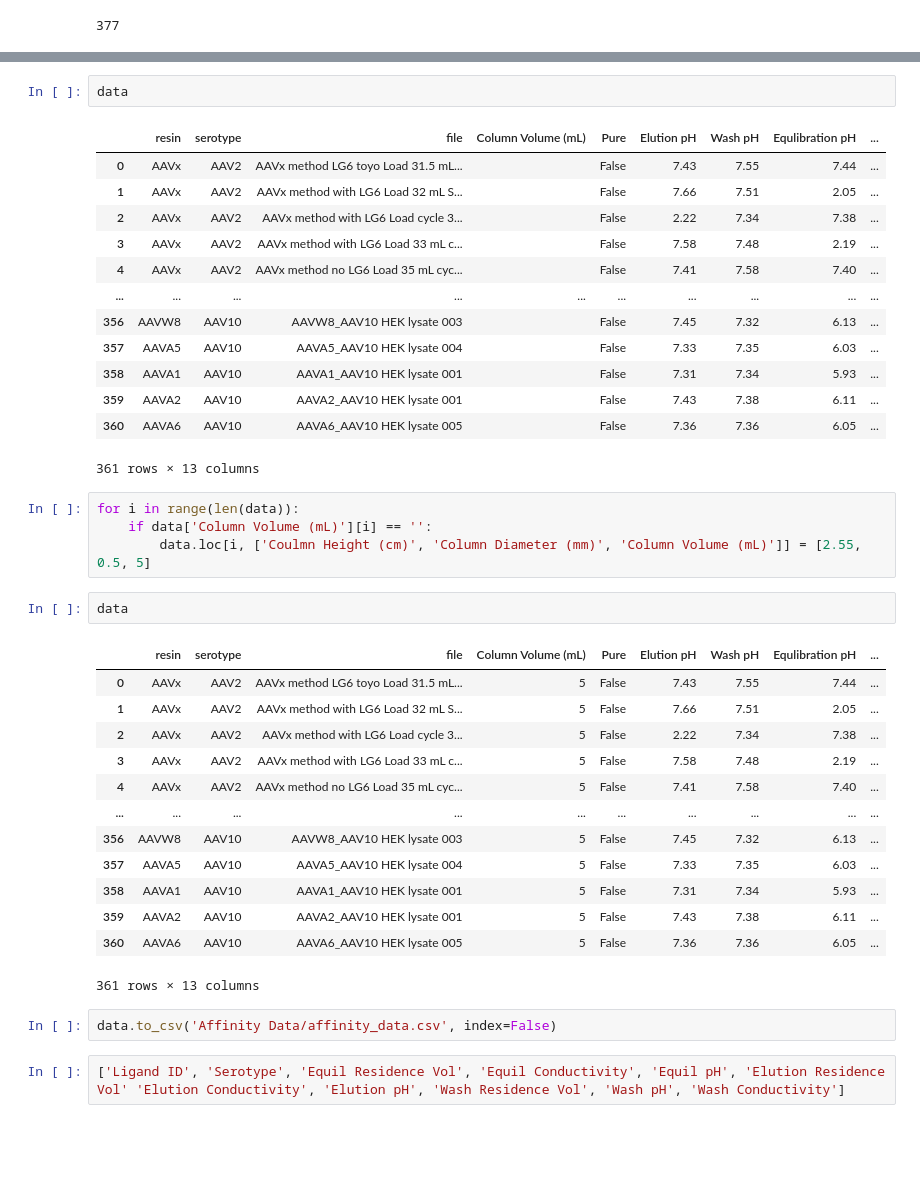
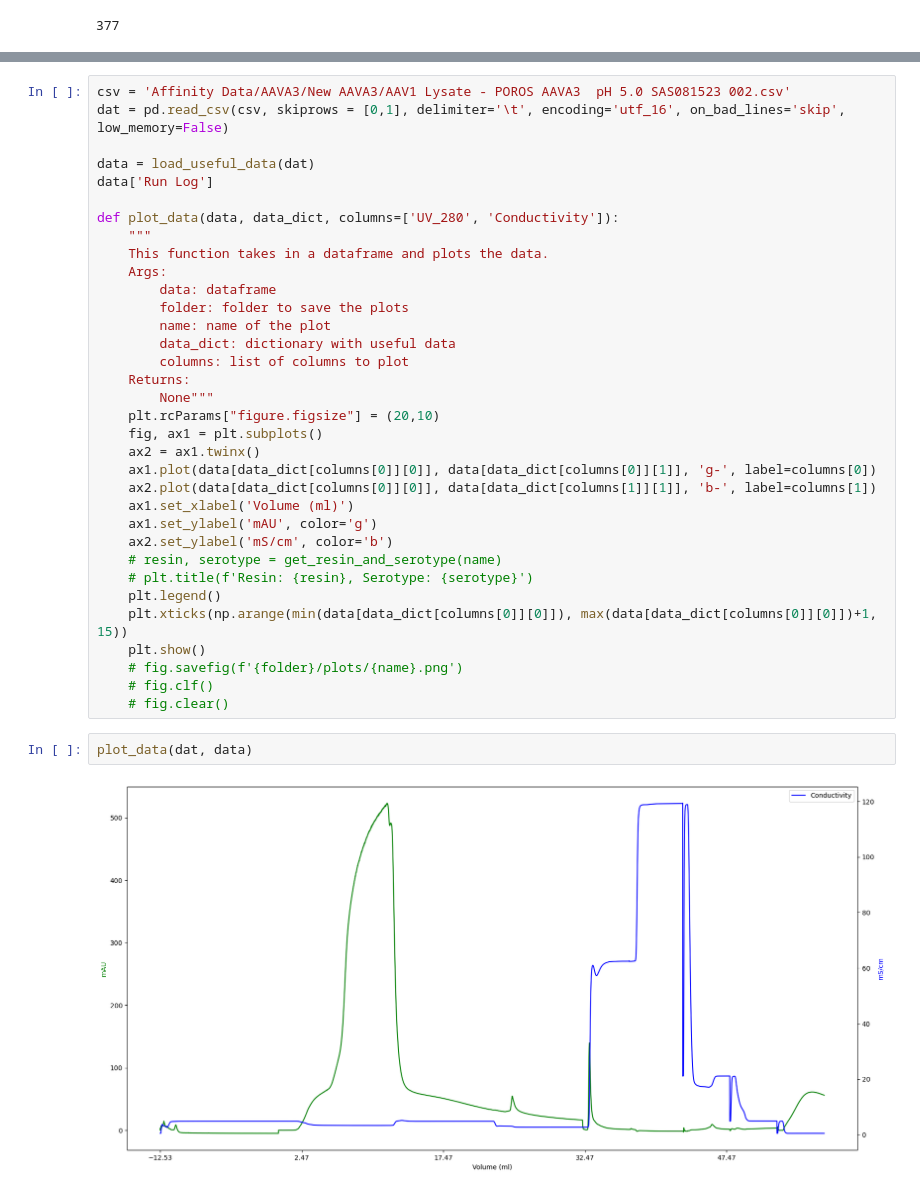
Before and after one commit to idanwekhai/VVIRAL, a Jupyter notebook: extract_peaks.ipynb, the cells around one changed output, grey strips where cells are left out. Drawn from its saved outputs; the diff is of its cells as text; blank space fills up the shorter version.

Commit message:
Added functionality to extract peak metrics

```diff
--- a/extract_peaks.ipynb
+++ b/extract_peaks.ipynb
@@ -357,40 +198,38 @@ for i in range(len(data)):
-# %%
-data
-# %% [output]
-|  | resin | serotype | file | Column Volume (mL) | Pure | Elution pH | Wash pH | Equlibration pH | ... |
-| 0 | AAVx | AAV2 | AAVx method LG6 toyo Load 31.5 mL... |  | False | 7.43 | 7.55 | 7.44 | ... |
-| 1 | AAVx | AAV2 | AAVx method with LG6 Load 32 mL S... |  | False | 7.66 | 7.51 | 2.05 | ... |
-| 2 | AAVx | AAV2 | AAVx method with LG6 Load cycle 3... |  | False | 2.22 | 7.34 | 7.38 | ... |
-| 3 | AAVx | AAV2 | AAVx method with LG6 Load 33 mL c... |  | False | 7.58 | 7.48 | 2.19 | ... |
-| 4 | AAVx | AAV2 | AAVx method no LG6 Load 35 mL cyc... |  | False | 7.41 | 7.58 | 7.40 | ... |
-| ... | ... | ... | ... | ... | ... | ... | ... | ... | ... |
-| 356 | AAVW8 | AAV10 | AAVW8_AAV10 HEK lysate 003 |  | False | 7.45 | 7.32 | 6.13 | ... |
-| 357 | AAVA5 | AAV10 | AAVA5_AAV10 HEK lysate 004 |  | False | 7.33 | 7.35 | 6.03 | ... |
-| 358 | AAVA1 | AAV10 | AAVA1_AAV10 HEK lysate 001 |  | False | 7.31 | 7.34 | 5.93 | ... |
-| 359 | AAVA2 | AAV10 | AAVA2_AAV10 HEK lysate 001 |  | False | 7.43 | 7.38 | 6.11 | ... |
-| 360 | AAVA6 | AAV10 | AAVA6_AAV10 HEK lysate 005 |  | False | 7.36 | 7.36 | 6.05 | ... |
-361 rows × 13 columns
-# %%
-for i in range(len(data)):
-    if data['Column Volume (mL)'][i] == '':
-        data.loc[i, ['Coulmn Height (cm)', 'Column Diameter (mm)', 'Column Volume (mL)']] = [2.55, 0.5, 5]
-# %%
-data
-# %% [output]
-|  | resin | serotype | file | Column Volume (mL) | Pure | Elution pH | Wash pH | Equlibration pH | ... |
-| 0 | AAVx | AAV2 | AAVx method LG6 toyo Load 31.5 mL... | 5 | False | 7.43 | 7.55 | 7.44 | ... |
-| 1 | AAVx | AAV2 | AAVx method with LG6 Load 32 mL S... | 5 | False | 7.66 | 7.51 | 2.05 | ... |
-| 2 | AAVx | AAV2 | AAVx method with LG6 Load cycle 3... | 5 | False | 2.22 | 7.34 | 7.38 | ... |
-| 3 | AAVx | AAV2 | AAVx method with LG6 Load 33 mL c... | 5 | False | 7.58 | 7.48 | 2.19 | ... |
-| 4 | AAVx | AAV2 | AAVx method no LG6 Load 35 mL cyc... | 5 | False | 7.41 | 7.58 | 7.40 | ... |
-| ... | ... | ... | ... | ... | ... | ... | ... | ... | ... |
-| 356 | AAVW8 | AAV10 | AAVW8_AAV10 HEK lysate 003 | 5 | False | 7.45 | 7.32 | 6.13 | ... |
-| 357 | AAVA5 | AAV10 | AAVA5_AAV10 HEK lysate 004 | 5 | False | 7.33 | 7.35 | 6.03 | ... |
-| 358 | AAVA1 | AAV10 | AAVA1_AAV10 HEK lysate 001 | 5 | False | 7.31 | 7.34 | 5.93 | ... |
-| 359 | AAVA2 | AAV10 | AAVA2_AAV10 HEK lysate 001 | 5 | False | 7.43 | 7.38 | 6.11 | ... |
-| 360 | AAVA6 | AAV10 | AAVA6_AAV10 HEK lysate 005 | 5 | False | 7.36 | 7.36 | 6.05 | ... |
-361 rows × 13 columns
-# %%
-data.to_csv('Affinity Data/affinity_data.csv', index=False)
-# %%
-['Ligand ID', 'Serotype', 'Equil Residence Vol', 'Equil Conductivity', 'Equil pH', 'Elution Residence Vol' 'Elution Conductivity', 'Elution pH', 'Wash Residence Vol', 'Wash pH', 'Wash Conductivity']
+# %%
+csv = 'Affinity Data/AAVA3/New AAVA3/AAV1 Lysate - POROS AAVA3  pH 5.0 SAS081523 002.csv'
+dat = pd.read_csv(csv, skiprows = [0,1], delimiter='\t', encoding='utf_16', on_bad_lines='skip', low_memory=False)
+
+data = load_useful_data(dat)
+data['Run Log']
+
+def plot_data(data, data_dict, columns=['UV_280', 'Conductivity']):
+    """
+    This function takes in a dataframe and plots the data.
+    Args:
+        data: dataframe
+        folder: folder to save the plots
+        name: name of the plot
+        data_dict: dictionary with useful data
+        columns: list of columns to plot
+    Returns:
+        None"""
+    plt.rcParams["figure.figsize"] = (20,10)
+    fig, ax1 = plt.subplots()
+    ax2 = ax1.twinx()
+    ax1.plot(data[data_dict[columns[0]][0]], data[data_dict[columns[0]][1]], 'g-', label=columns[0])
+    ax2.plot(data[data_dict[columns[0]][0]], data[data_dict[columns[1]][1]], 'b-', label=columns[1])
+    ax1.set_xlabel('Volume (ml)')
+    ax1.set_ylabel('mAU', color='g')
+    ax2.set_ylabel('mS/cm', color='b')
+    # resin, serotype = get_resin_and_serotype(name)
+    # plt.title(f'Resin: {resin}, Serotype: {serotype}')
+    plt.legend()
+    plt.xticks(np.arange(min(data[data_dict[columns[0]][0]]), max(data[data_dict[columns[0]][0]])+1, 15))
+    plt.show()
+    # fig.savefig(f'{folder}/plots/{name}.png')
+    # fig.clf()
+    # fig.clear()
+# %%
+plot_data(dat, data)
+# %% [output]
+[figure, added]
```
Also changed, not shown: parts of 11 cells of this notebook, 2 other files.
